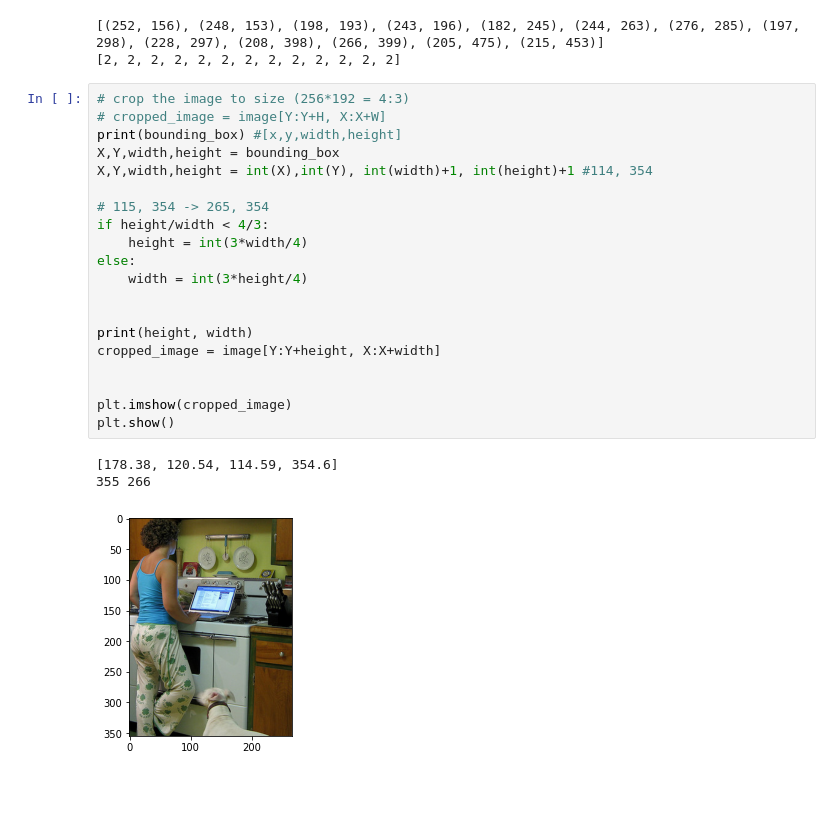
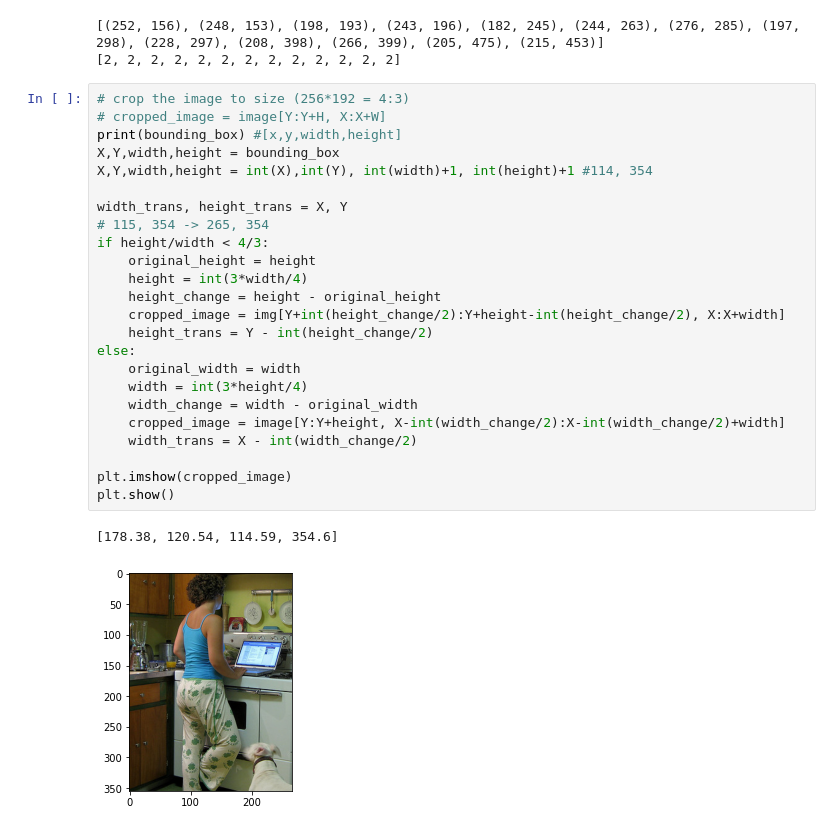
Before and after one commit to LittleSunfish/Human-Pose-Estimation, a Jupyter notebook: heatmap.ipynb, the cells around one changed output. Saved outputs shown, nothing was run; the diff lists cells and outputs as text; blank space fills up the shorter version.

Commit message:
UPDATE heatmap.ipynb: translation and resizing to the image

```diff
--- a/heatmap.ipynb
+++ b/heatmap.ipynb
@@ -79,24 +79,27 @@ print(keypoint_confidence)
 # %%
 # crop the image to size (256*192 = 4:3)
 # cropped_image = image[Y:Y+H, X:X+W]
 print(bounding_box) #[x,y,width,height]
 X,Y,width,height = bounding_box
 X,Y,width,height = int(X),int(Y), int(width)+1, int(height)+1 #114, 354
 
+width_trans, height_trans = X, Y
 # 115, 354 -> 265, 354
 if height/width < 4/3:
+    original_height = height
     height = int(3*width/4)
+    height_change = height - original_height
+    cropped_image = img[Y+int(height_change/2):Y+height-int(height_change/2), X:X+width]
+    height_trans = Y - int(height_change/2)
 else:
+    original_width = width
     width = int(3*height/4)
-
-
-print(height, width)
-cropped_image = image[Y:Y+height, X:X+width]
-
+    width_change = width - original_width
+    cropped_image = image[Y:Y+height, X-int(width_change/2):X-int(width_change/2)+width]
+    width_trans = X - int(width_change/2)
 
 plt.imshow(cropped_image)
 plt.show()
 # %% [output]
 [178.38, 120.54, 114.59, 354.6]
-355 266
-[figure, old version]
+[figure, new version]
```
Also changed, not shown: parts of 4 cells of this notebook.
